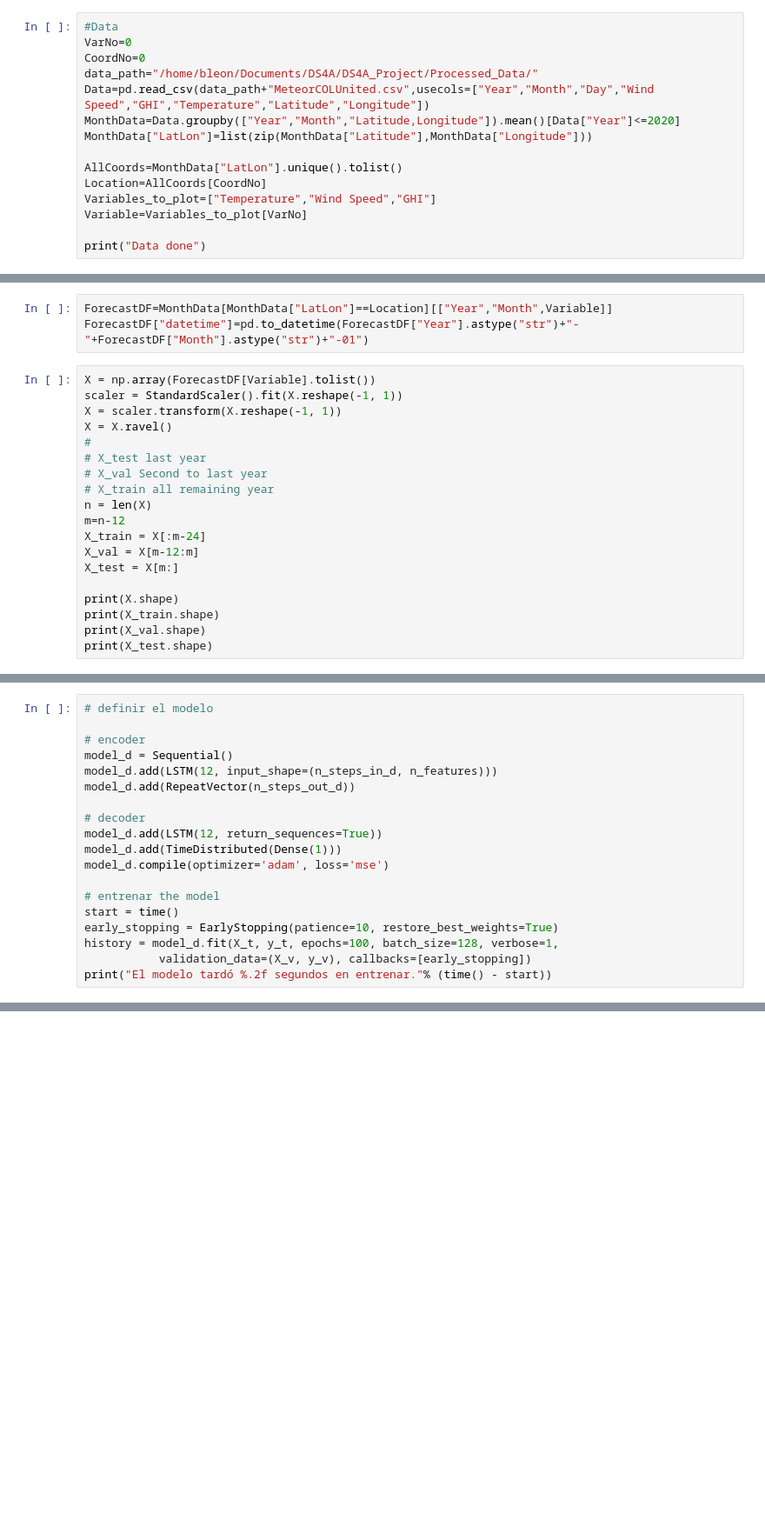
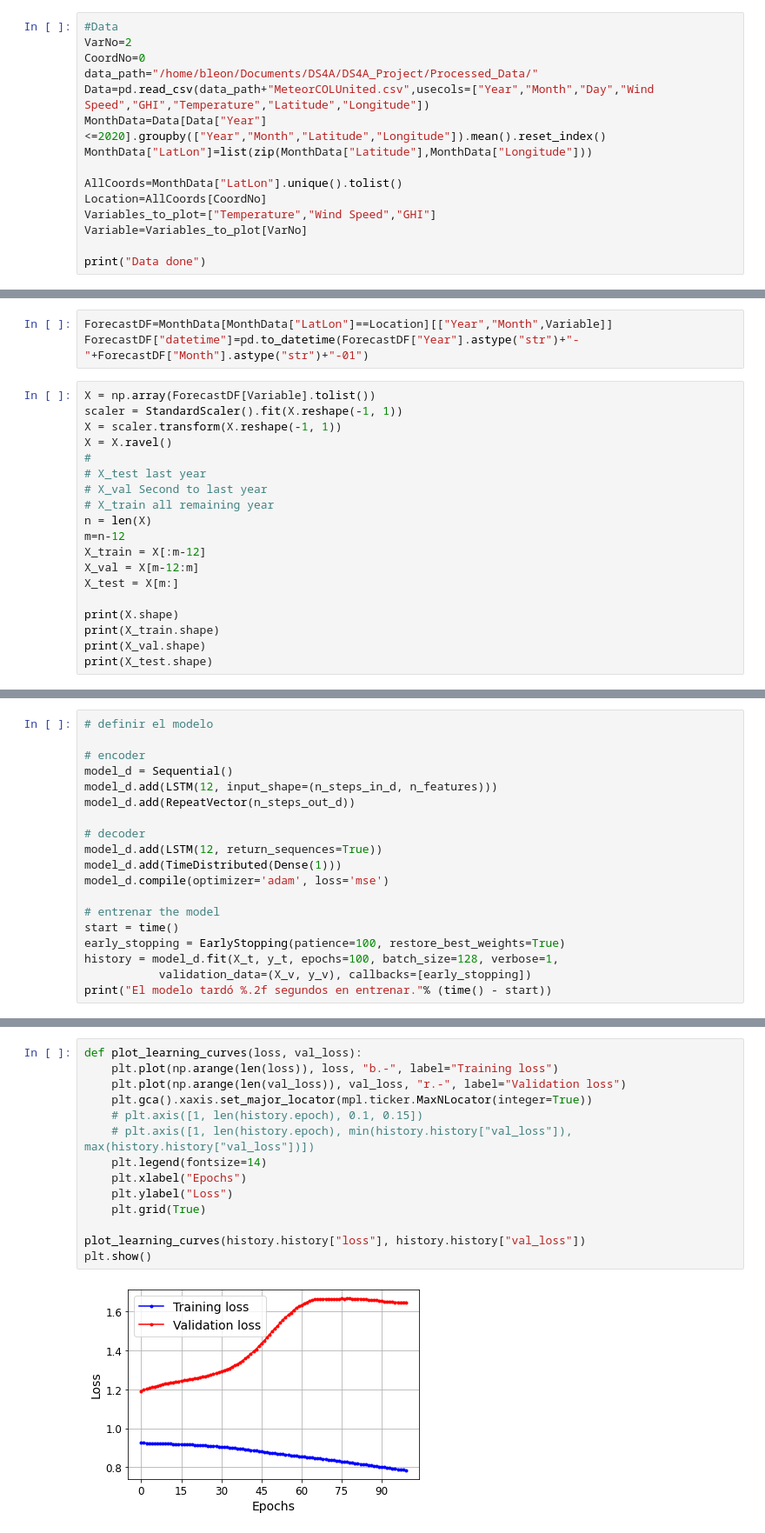
Before and after one commit to juandag97/DS4A-Project, a Jupyter notebook: Code/NN_solarforecaster.ipynb, the cells around one changed output, grey strips where cells are left out. Shown at 87% size. Cells and saved outputs as stored; diff of their text form; blank space fills up the shorter version.

```diff
--- a/Code/NN_solarforecaster.ipynb
+++ b/Code/NN_solarforecaster.ipynb
@@ -29,10 +29,10 @@ ImportError: Keras requires TensorFlow 2.2 or higher. Install TensorFlow via `pi
 # %%
 #Data
-VarNo=0
+VarNo=2
 CoordNo=0
 data_path="/home/bleon/Documents/DS4A/DS4A_Project/Processed_Data/"
 Data=pd.read_csv(data_path+"MeteorCOLUnited.csv",usecols=["Year","Month","Day","Wind Speed","GHI","Temperature","Latitude","Longitude"])
-MonthData=Data.groupby(["Year","Month","Latitude,Longitude"]).mean()[Data["Year"]<=2020]
+MonthData=Data[Data["Year"]<=2020].groupby(["Year","Month","Latitude","Longitude"]).mean().reset_index()
 MonthData["LatLon"]=list(zip(MonthData["Latitude"],MonthData["Longitude"]))
 
 AllCoords=MonthData["LatLon"].unique().tolist()
@@ -55,7 +57,7 @@ X = X.ravel()
 # X_train all remaining year
 n = len(X)
 m=n-12
-X_train = X[:m-24]
+X_train = X[:m-12]
 X_val = X[m-12:m]
 X_test = X[m:]
 
@@ -117,7 +134,7 @@ model_d.compile(optimizer='adam', loss='mse')
 
 # entrenar the model
 start = time()
-early_stopping = EarlyStopping(patience=10, restore_best_weights=True)
+early_stopping = EarlyStopping(patience=100, restore_best_weights=True)
 history = model_d.fit(X_t, y_t, epochs=100, batch_size=128, verbose=1,
            validation_data=(X_v, y_v), callbacks=[early_stopping])
 print("El modelo tardó %.2f segundos en entrenar."% (time() - start))
@@ -125,0 +178,16 @@ model_d.summary()
+# %%
+def plot_learning_curves(loss, val_loss):
+    plt.plot(np.arange(len(loss)), loss, "b.-", label="Training loss")
+    plt.plot(np.arange(len(val_loss)), val_loss, "r.-", label="Validation loss")
+    plt.gca().xaxis.set_major_locator(mpl.ticker.MaxNLocator(integer=True))
+    # plt.axis([1, len(history.epoch), 0.1, 0.15])
+    # plt.axis([1, len(history.epoch), min(history.history["val_loss"]), max(history.history["val_loss"])])
+    plt.legend(fontsize=14)
+    plt.xlabel("Epochs")
+    plt.ylabel("Loss")
+    plt.grid(True)
+
+plot_learning_curves(history.history["loss"], history.history["val_loss"])
+plt.show()
+# %% [output]
+[figure, added]
```
Also changed, not shown: parts of 9 cells of this notebook.
